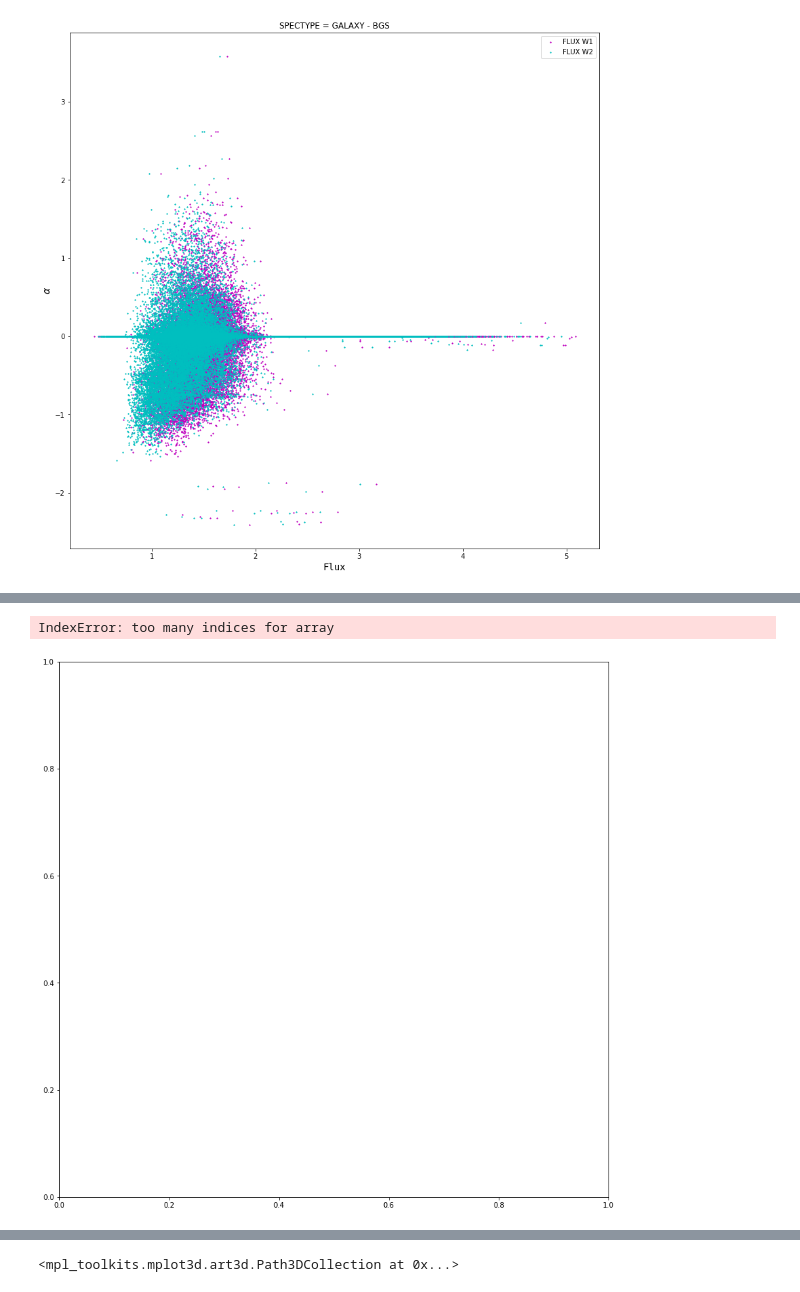
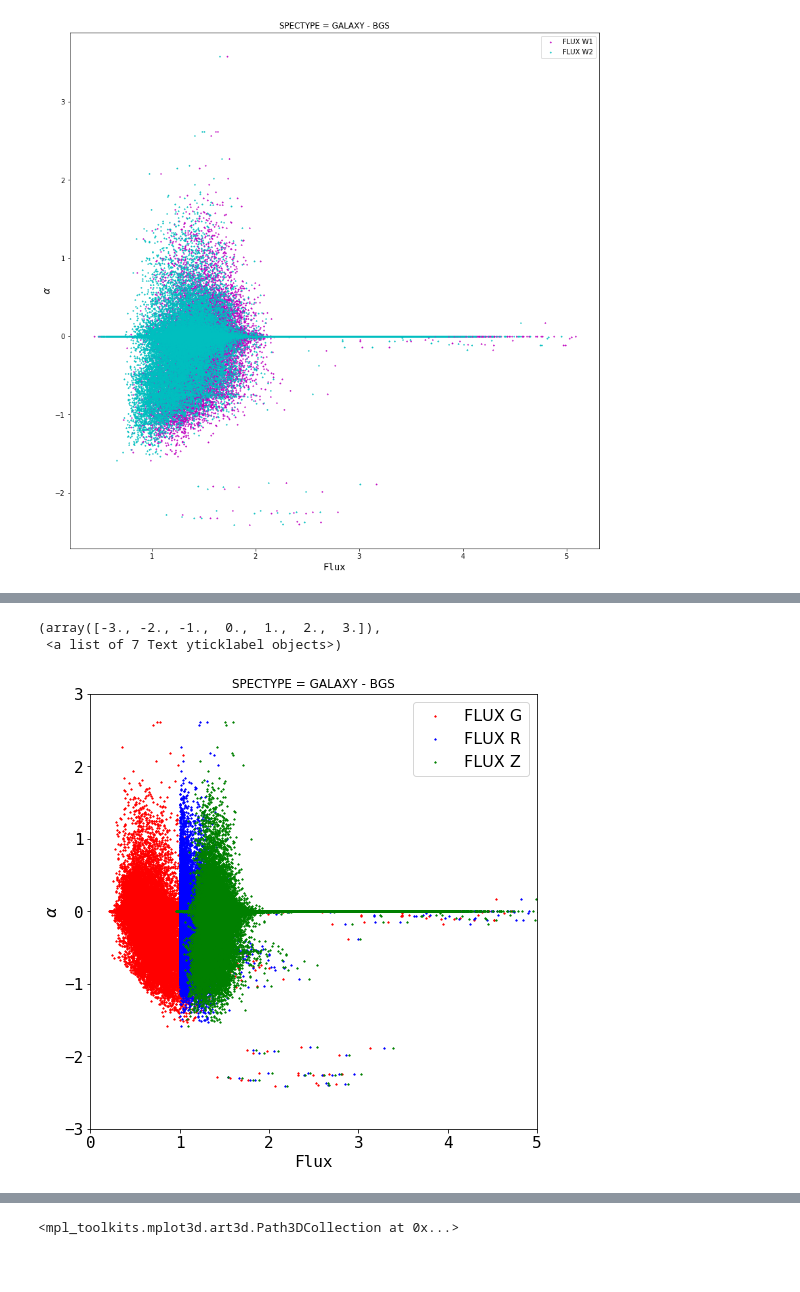
Before and after one commit to sergiolobo26/Monograf-aRedshiftML, a Jupyter notebook: Python/GALAXY-BGS.ipynb, the cells around one changed output, grey strips where cells are left out. Saved outputs shown, nothing was run; the diff lists cells and outputs as text; code cells hidden in the pictures; blank space fills up the shorter version.

```diff
--- a/Python/GALAXY-BGS.ipynb
+++ b/Python/GALAXY-BGS.ipynb
@@ -330,11 +330,14 @@ scatter(fluxes['Z'][8000:10000], fluxes['TRUEZ'][8000:10000])
 <matplotlib.collections.PathCollection at 0x...>
 [figure]
 # %%
-figure(figsize=(20,10), dpi=100)
+figure(figsize=(16,8))
 for i, name in enumerate(flux_names):
     subplot(2,3,1+i)
-    n, bins, patches = hist(fluxes[name], 50, density=False, facecolor='g', alpha=0.75, histtype = 'step')
-    plt.axis([min(fluxes[name]), max(fluxes[name]), 0, 140000])
-    xlabel('LOG {}'.format(name),   fontsize=12, fontname='monospace')
-    ylabel('Count',  fontsize=12, fontname='monospace')
+    n, bins, patches = hist(fluxes[name], 50, density=False, facecolor='g', alpha=0.75)
+    plt.axis([0, 5, 0, 1.4e5])
+    xlabel('LOG {}'.format(name),   fontsize=16, fontname='monospace')
+    ylabel('Count',  fontsize=15, fontname='monospace')
+    xticks(fontsize=14, fontname='monospace')
+    yticks(fontsize=14, fontname='monospace')
+    ticklabel_format(axis='y', style='sci', scilimits=(-2,3), fontsize=14,)
 # %% [output]
@@ -1039,22 +1062,25 @@ Text(0.5,1,'SPECTYPE = GALAXY - BGS')
 # %%
 # Vamos a ver por qué se forman esos subgrupos.
 #Voy a graficar el parámetro z vs los diferentes fluxes
-fig, ax = subplots(figsize=(14, 14))
-ax.scatter(fluxes[:, 6],fluxes[:, 11],  marker='*', color='r', s=2)
-ax.scatter(fluxes[:, 7],fluxes[:, 11],  marker='*', color='b', s=2)
-ax.scatter(fluxes[:, 8],fluxes[:, 11],  marker='*', color='g', s=2)
+fig, ax = subplots(figsize=(8, 8))
+ax.scatter(fluxes['FLUX_G'],log10(fluxes['alpha']),  marker='*', color='r', s=2)
+ax.scatter(fluxes['FLUX_R'],log10(fluxes['alpha']),  marker='*', color='b', s=2)
+ax.scatter(fluxes['FLUX_Z'],log10(fluxes['alpha']),  marker='*', color='g', s=2)
 
 
 
-ax.legend(('FLUX R', 'FLUX G', 'FLUX Z'))
-ax.set_xlabel('Flux')
-ax.set_ylabel('apha')
+ax.legend(('FLUX G', 'FLUX R', 'FLUX Z'), fontsize=16)
+ax.set_xlabel('Flux', fontsize=16, fontname='monospace')
+ax.set_ylabel(r'$\alpha$', fontsize=16, fontname='monospace')
 ax.set_title('SPECTYPE = GALAXY - BGS')
-ax.set_xlim(0, 1.05)
-ax.set_ylim(0.9, 1.1)
+ax.set_xlim(0, 5)
+ax.set_ylim(-3, 3)
+xticks(fontsize=16, fontname='monospace')
+yticks(fontsize=16, fontname='monospace')
 # %% [output]
-IndexError: too many indices for array
+(array([-3., -2., -1.,  0.,  1.,  2.,  3.]),
+ <a list of 7 Text yticklabel objects>)
-[figure, old version]
+[figure, new version]
 # %%
 # Vamos a ver la relación entre los diferentes fluxes.
 fig, ax = subplots(figsize=(14, 14))
```
Also changed, not shown: parts of 3 cells of this notebook, 2 other files.
